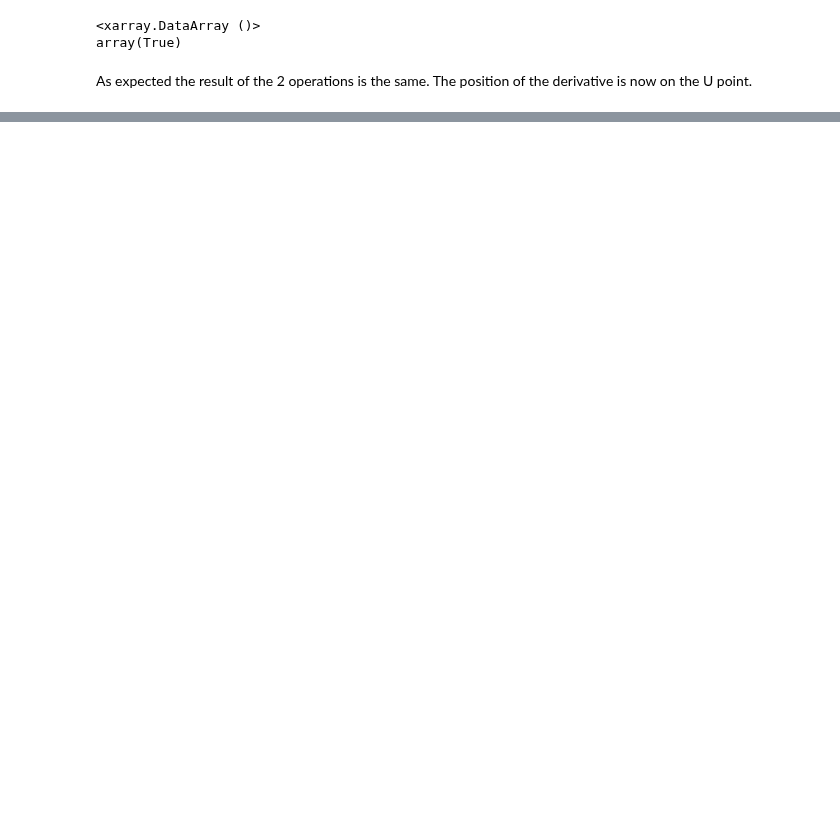
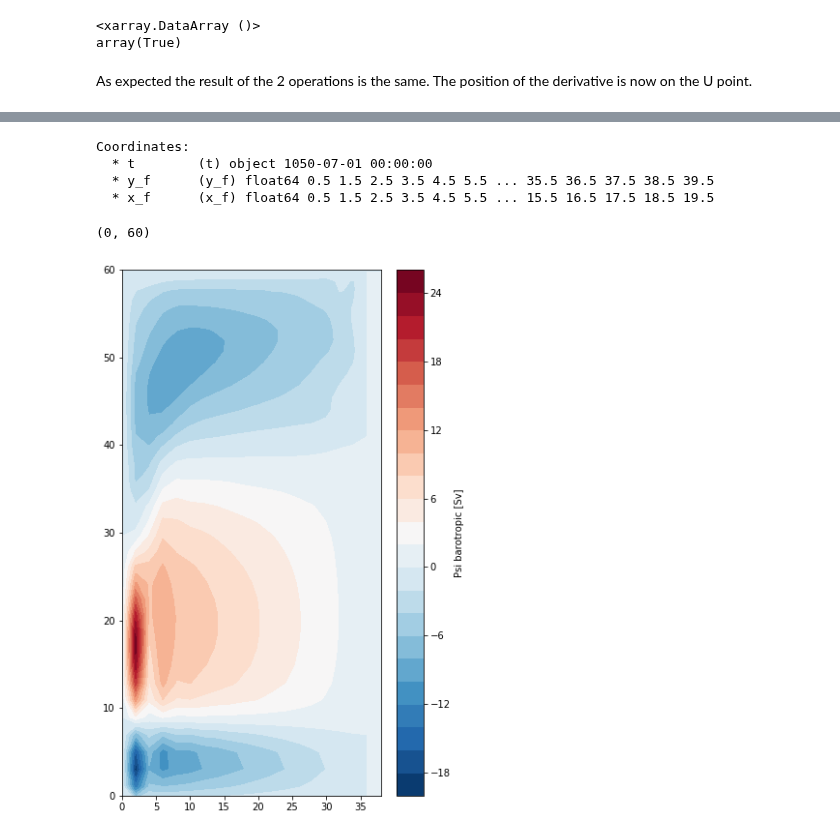
Before and after one commit to xgcm/xgcm, a Jupyter notebook: doc/example_nemo_idealized.ipynb, the cells around one changed output, grey strips where cells are left out. Drawn from its saved outputs; the diff is of its cells as text; code cells hidden in the pictures; blank space fills up the shorter version.

```diff
--- a/doc/example_nemo_idealized.ipynb
+++ b/doc/example_nemo_idealized.ipynb
@@ -361,0 +317,19 @@ Finally, we plot the kinetic energy $1/2 (u^2 + v^2)$ by interpoloting both quan
+# %%
+psi = grid.cumint((ds.vo*ds.e3v).sum(dim='z_c'),'X', **bd) * 1e-6
+print(psi.coords)
+plt.contourf(
+    domcfg.glamf,
+    domcfg.gphif,
+    psi.isel({'t':0}),
+    levels=25,
+    cmap='RdBu_r'
+)
+plt.colorbar(label='Psi barotropic [Sv]')
+plt.ylim(0,60)
+# %% [output]
+Coordinates:
+  * t        (t) object 1050-07-01 00:00:00
+  * y_f      (y_f) float64 0.5 1.5 2.5 3.5 4.5 5.5 ... 35.5 36.5 37.5 38.5 39.5
+  * x_f      (x_f) float64 0.5 1.5 2.5 3.5 4.5 5.5 ... 15.5 16.5 17.5 18.5 19.5
+(0, 60)
+[figure, added]
```
Also changed, not shown: parts of 69 cells of this notebook.
